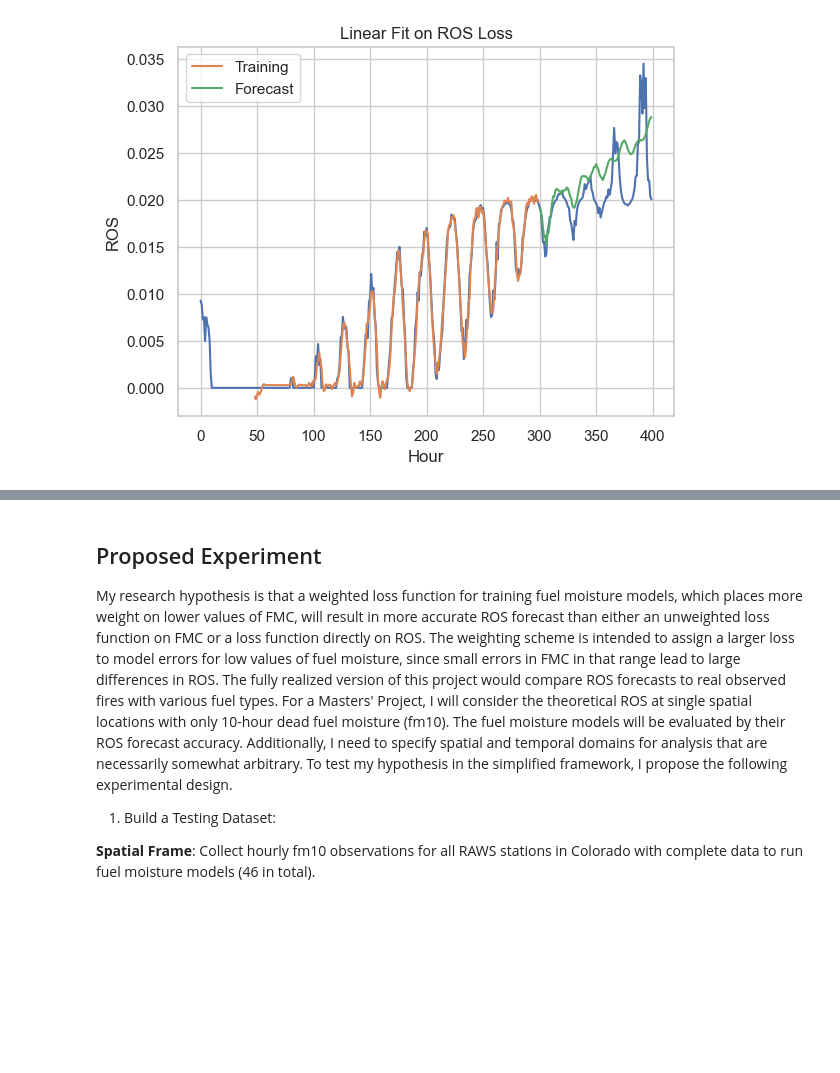
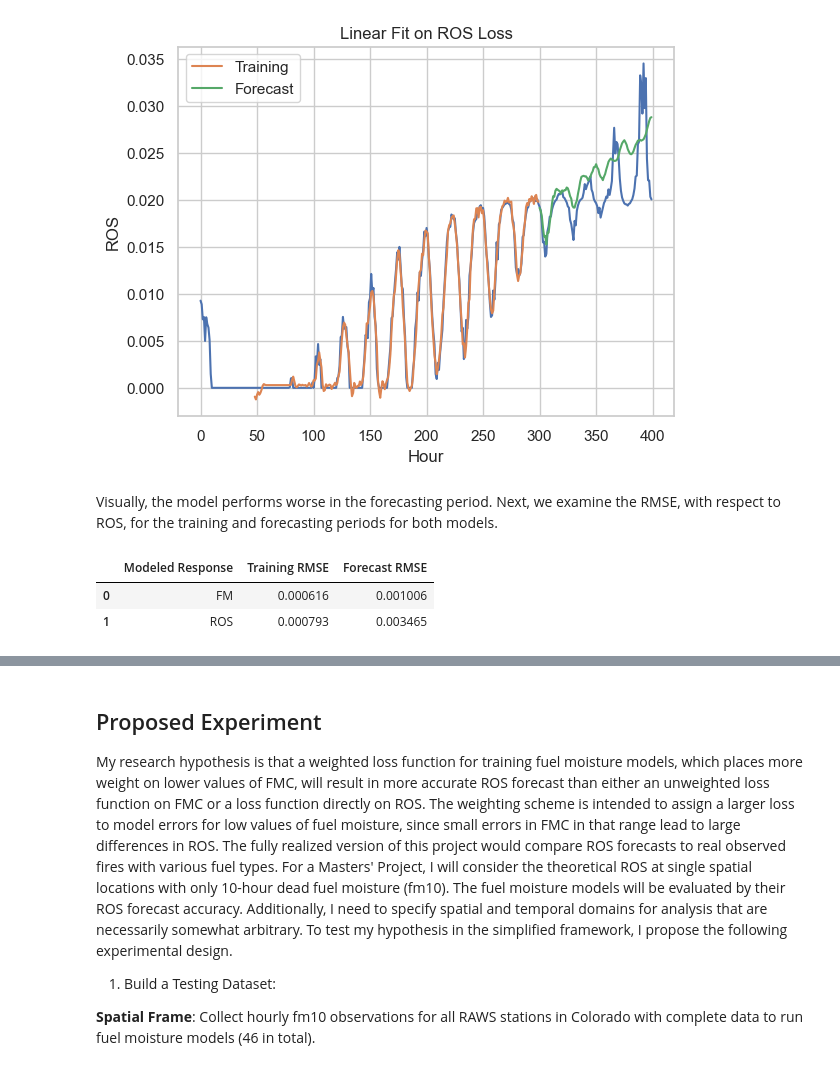
Before and after one commit to jh-206/Custom-Loss-FMDA, a Jupyter notebook: Custom Loss MS Project.ipynb, the cells around one changed output, grey strips where cells are left out. Drawn from its saved outputs; the diff is of its cells as text; code cells hidden in the pictures; blank space fills up the shorter version.

```diff
--- a/Custom Loss MS Project.ipynb
+++ b/Custom Loss MS Project.ipynb
@@ -240,7 +250,8 @@ Text(0, 0.5, 'FM')
 # %%
 # Model 2 fit OLS on ROS
-ar2 = AutoReg(rstr, lags=48).fit()
-fit2 = ar2.predict(start=0, end=h2-1, dynamic=False)
+ar2 = AutoReg(rstr, lags=48).fit() # ROS is modeled response
+fit2 = ar2.predict(start=0, end=h2-1, dynamic=False) # ignore NAN values at beginning when lags can't be calculated
+fit2 = fit2[lags:h2]  # ignore NAN values at beginning when lags can't be calculated
 preds2 = ar2.predict(start=len(rstr), end=len(rstr)+len(rste)-1, dynamic=False)
 # %%
 plt.plot(h, rs)
@@ -260,0 +269,19 @@ print('Test FM RMSE: '+str(np.sqrt(mean_squared_error(rste, preds1))))
+# %% [markdown]
+Visually, the model performs worse in the forecasting period. Next, we examine the RMSE, with respect to ROS, for the training and forecasting periods for both models.
+# %%
+df = pd.DataFrame({
+    "Modeled Response": ["FM", "ROS"],
+    "Training RMSE": [
+        mean_squared_error(ros(fit1), rstr[lags:h2], squared=False), # RMSE with squared = False
+        mean_squared_error(fit2, rstr[lags:h2], squared=False)
+    ],
+    "Forecast RMSE": [
+         mean_squared_error(ros(preds1), rste, squared=False), # RMSE with squared = False
+        mean_squared_error(preds2, rste, squared=False)
+    ]
+})
+df
+# %% [output]
+|  | Modeled Response | Training RMSE | Forecast RMSE |
+| 0 | FM | 0.000616 | 0.001006 |
+| 1 | ROS | 0.000793 | 0.003465 |
```
Also changed, not shown: parts of 13 cells of this notebook.
